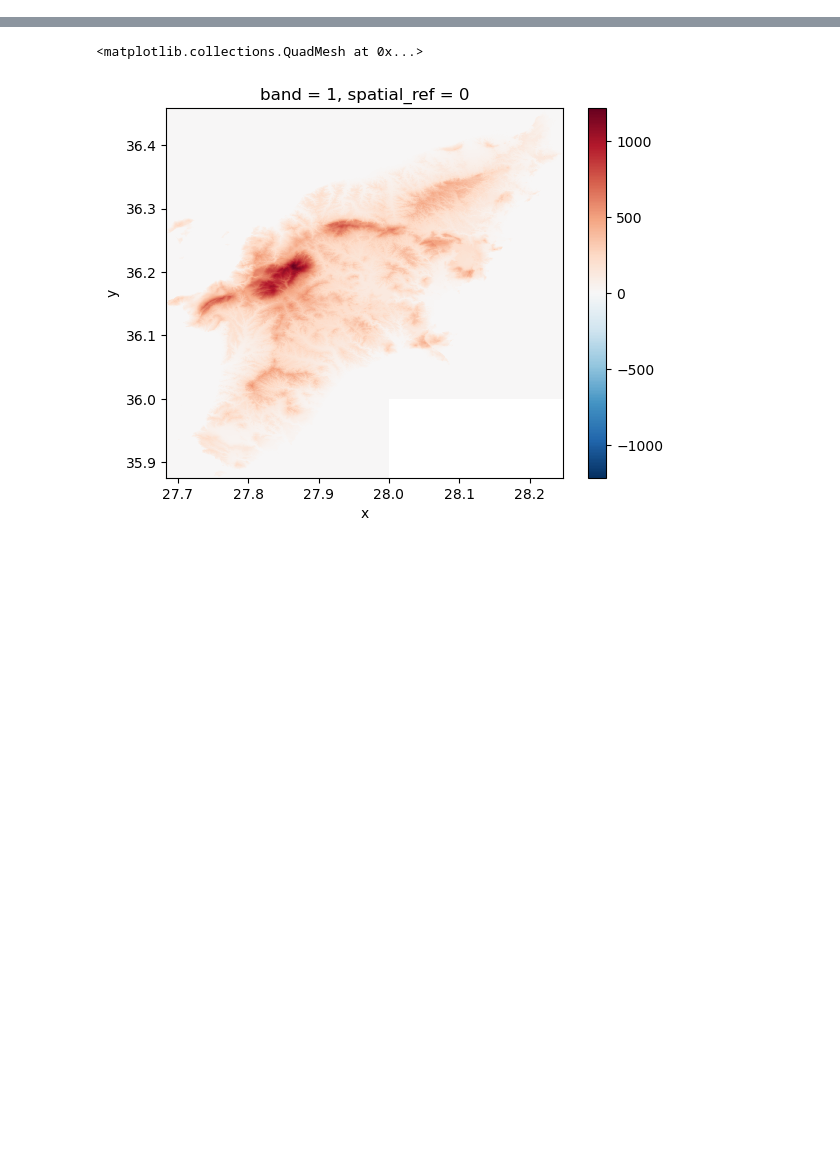
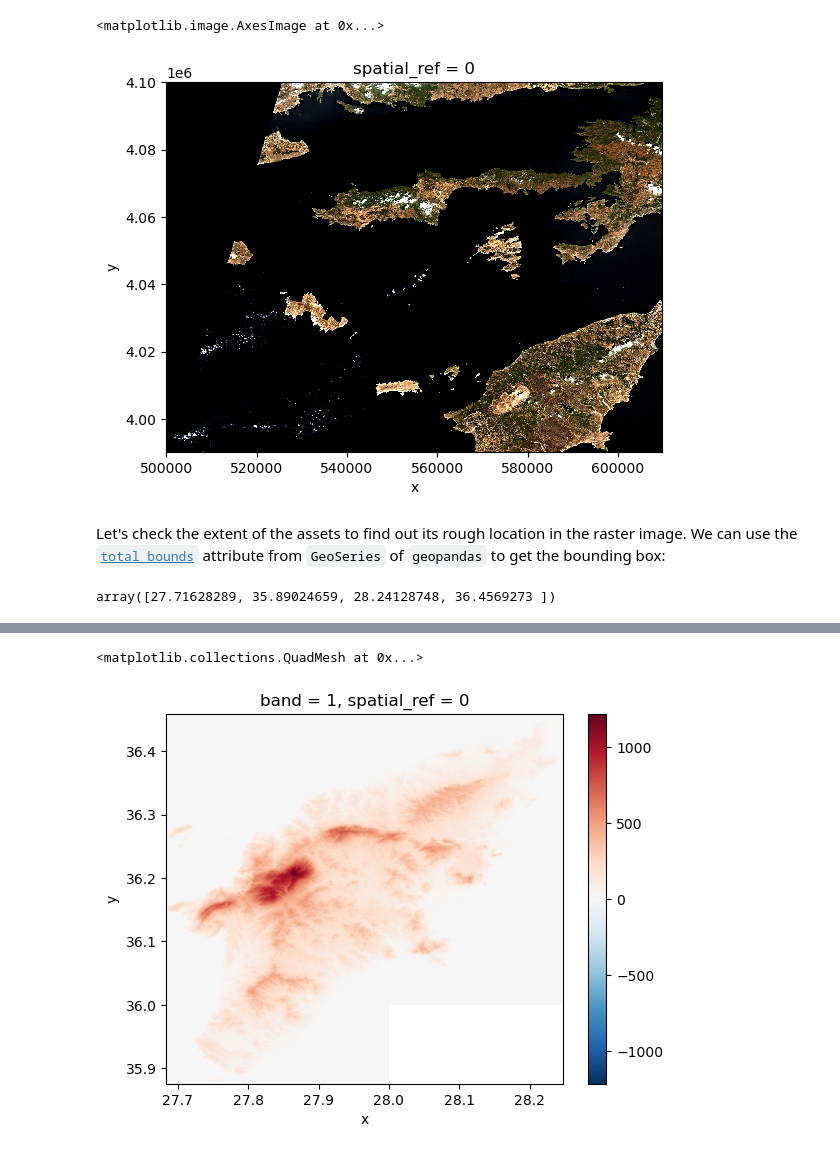
Before and after one commit to esciencecenter-digital-skills/geospatial-python, a Jupyter notebook: notebooks/08-crop-raster-data.ipynb, the cells around one changed output, grey strips where cells are left out. Cells and saved outputs as stored; diff of their text form; code cells hidden in the pictures; blank space fills up the shorter version.

```diff
--- a/notebooks/08-crop-raster-data.ipynb
+++ b/notebooks/08-crop-raster-data.ipynb
@@ -38,0 +66,12 @@ visual.rio.crs.to_epsg()
+# %%
+visual.plot.imshow()
+# %% [output]
+<matplotlib.image.AxesImage at 0x...>
+[figure, added]
+# %% [markdown]
+Let's check the extent of the assets to find out its rough location in the raster image.
+We can use the [`total_bounds`](https://geopandas.org/en/stable/docs/reference/api/geopandas.GeoSeries.total_bounds.html) attribute from `GeoSeries` of `geopandas` to get the bounding box:
+# %%
+assets.total_bounds
+# %% [output]
+array([27.71628289, 35.89024659, 28.24128748, 36.4569273 ])
```
Also changed, not shown: parts of 54 cells of this notebook.
